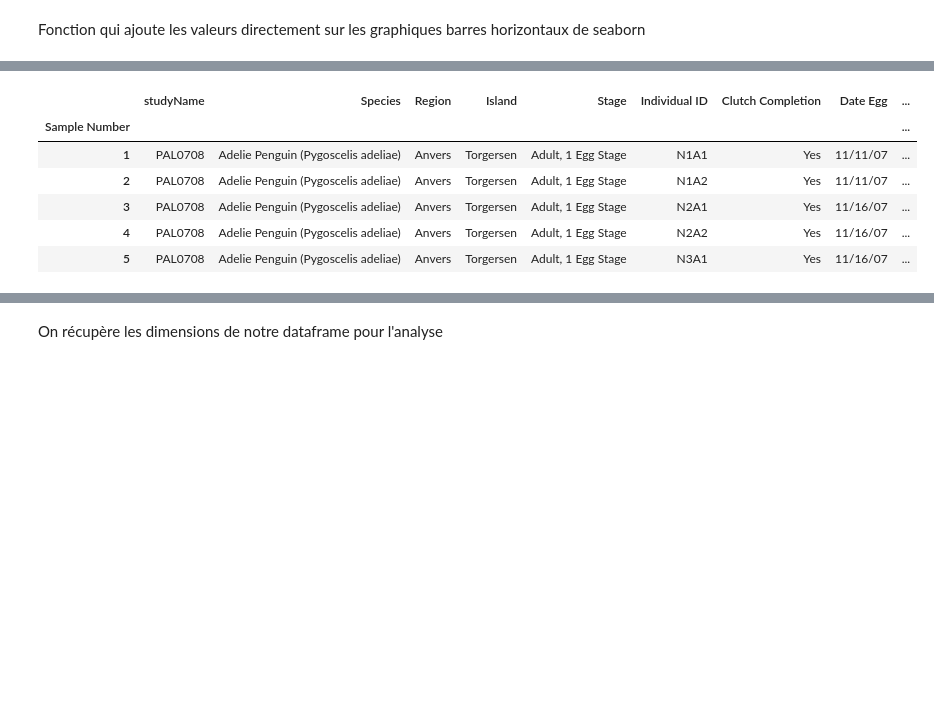
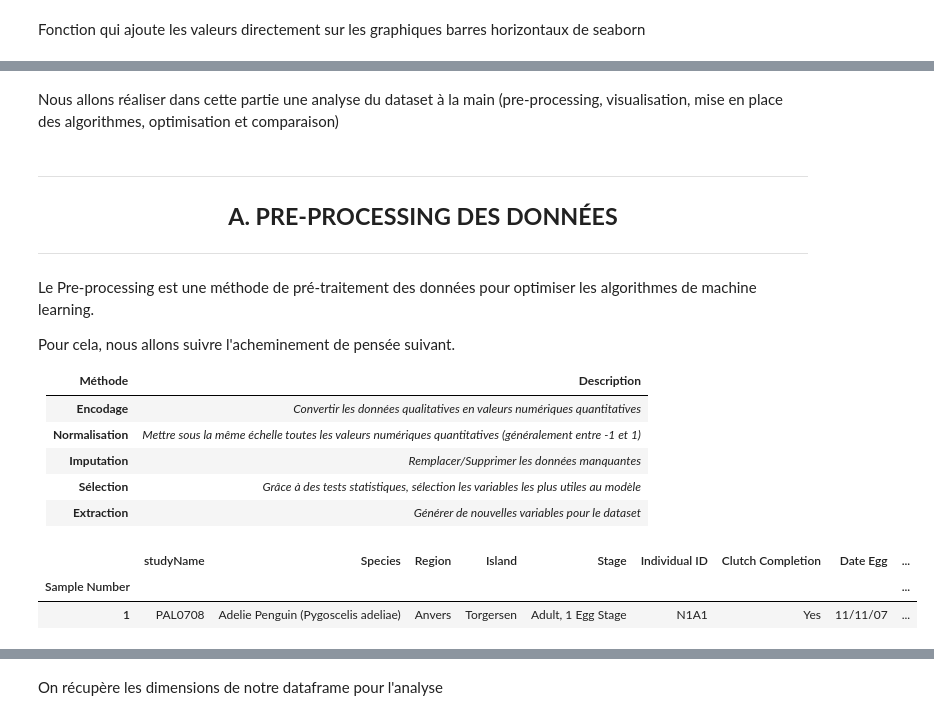
Before and after one commit to GuillaumeDupuy/Machine-Learning, a Jupyter notebook: projet.ipynb, the cells around one changed output, grey strips where cells are left out. Drawn from its saved outputs; the diff is of its cells as text; code cells hidden in the pictures; blank space fills up the shorter version.

```diff
--- a/projet.ipynb
+++ b/projet.ipynb
@@ -85,10 +112,24 @@ Voir a quoi ressemble le dataset
+# %% [markdown]
+Nous allons réaliser dans cette partie une analyse du dataset à la main (pre-processing, visualisation, mise en place des algorithmes, optimisation et comparaison)
+# %% [markdown]
+___
+## <center>**A. PRE-PROCESSING DES DONNÉES**</center>
+___
+# %% [markdown]
+Le Pre-processing est une méthode de pré-traitement des données pour optimiser les algorithmes de machine learning.
+
+Pour cela, nous allons suivre l'acheminement de pensée suivant.
+
+|    **Méthode**    | **Description**                                                                                        |
+|:-----------------:|--------------------------------------------------------------------------------------------------------|
+|    **Encodage**   | *Convertir les données qualitatives en valeurs numériques quantitatives*                               |
+| **Normalisation** | *Mettre sous la même échelle toutes les valeurs numériques quantitatives (généralement entre -1 et 1)* |
+|   **Imputation**  | *Remplacer/Supprimer les données manquantes*                                                           |
+|   **Sélection**   | *Grâce à des tests statistiques, sélection les variables les plus utiles au modèle*                    |
+|   **Extraction**  | *Générer de nouvelles variables pour le dataset*                                                       |
 # %%
-df.head()
+df.head(1)
 # %% [output]
 |  | studyName | Species | Region | Island | Stage | Individual ID | Clutch Completion | Date Egg | ... |
 | Sample Number |  |  |  |  |  |  |  |  | ... |
 | 1 | PAL0708 | Adelie Penguin (Pygoscelis adeliae) | Anvers | Torgersen | Adult, 1 Egg Stage | N1A1 | Yes | 11/11/07 | ... |
-| 2 | PAL0708 | Adelie Penguin (Pygoscelis adeliae) | Anvers | Torgersen | Adult, 1 Egg Stage | N1A2 | Yes | 11/11/07 | ... |
-| 3 | PAL0708 | Adelie Penguin (Pygoscelis adeliae) | Anvers | Torgersen | Adult, 1 Egg Stage | N2A1 | Yes | 11/16/07 | ... |
-| 4 | PAL0708 | Adelie Penguin (Pygoscelis adeliae) | Anvers | Torgersen | Adult, 1 Egg Stage | N2A2 | Yes | 11/16/07 | ... |
-| 5 | PAL0708 | Adelie Penguin (Pygoscelis adeliae) | Anvers | Torgersen | Adult, 1 Egg Stage | N3A1 | Yes | 11/16/07 | ... |
```
Also changed, not shown: parts of 94 cells of this notebook, 1 other file.
